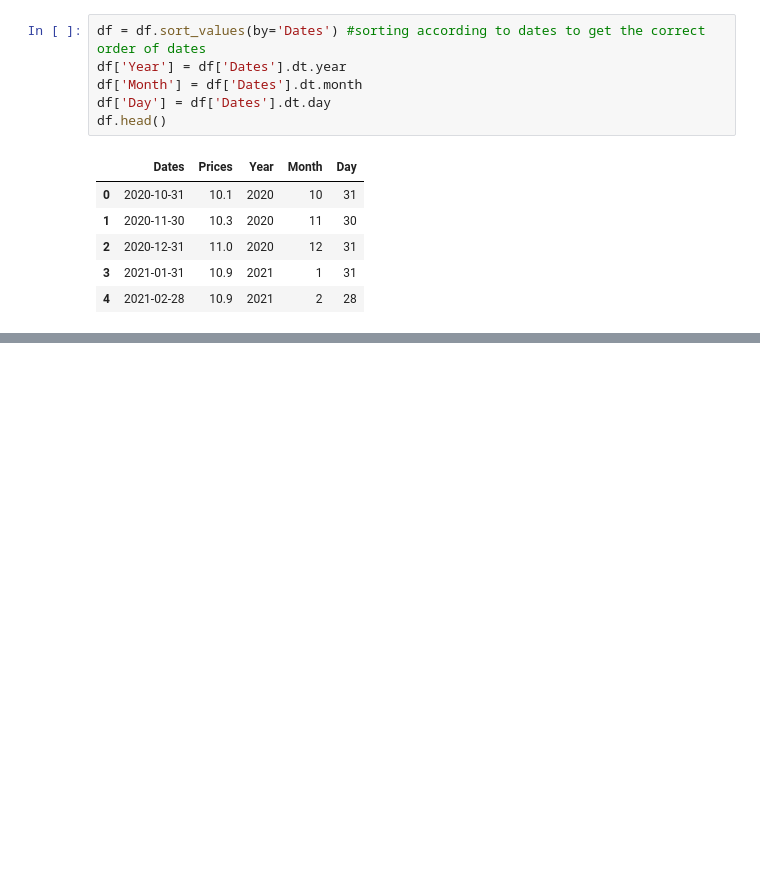
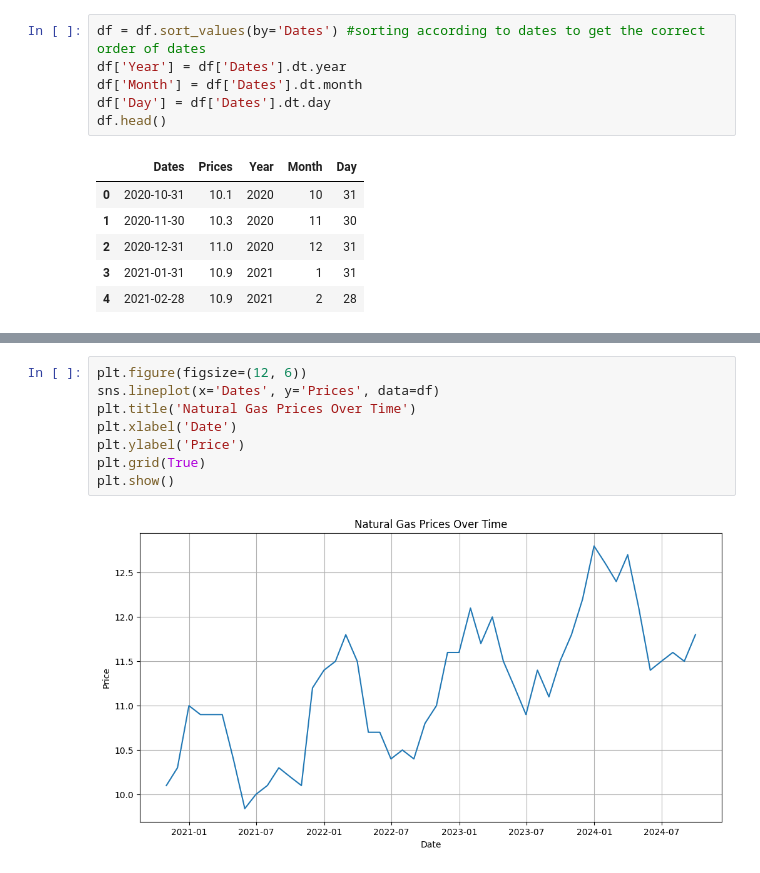
Before and after one commit to quantum-coderX/jpmorgan-quant-forage, a Jupyter notebook: notebooks/Task-1.ipynb, the cells around one changed output, grey strips where cells are left out. Saved outputs shown, nothing was run; the diff lists cells and outputs as text; blank space fills up the shorter version.

```diff
--- a/notebooks/Task-1.ipynb
+++ b/notebooks/Task-1.ipynb
@@ -86,0 +112,10 @@ Passing `palette` without assigning `hue` is deprecated and will be removed in v
+# %%
+plt.figure(figsize=(12, 6))
+sns.lineplot(x='Dates', y='Prices', data=df)
+plt.title('Natural Gas Prices Over Time')
+plt.xlabel('Date')
+plt.ylabel('Price')
+plt.grid(True)
+plt.show()
+# %% [output]
+[figure, added]
```
Also changed, not shown: parts of 17 cells of this notebook, 3 other files.
